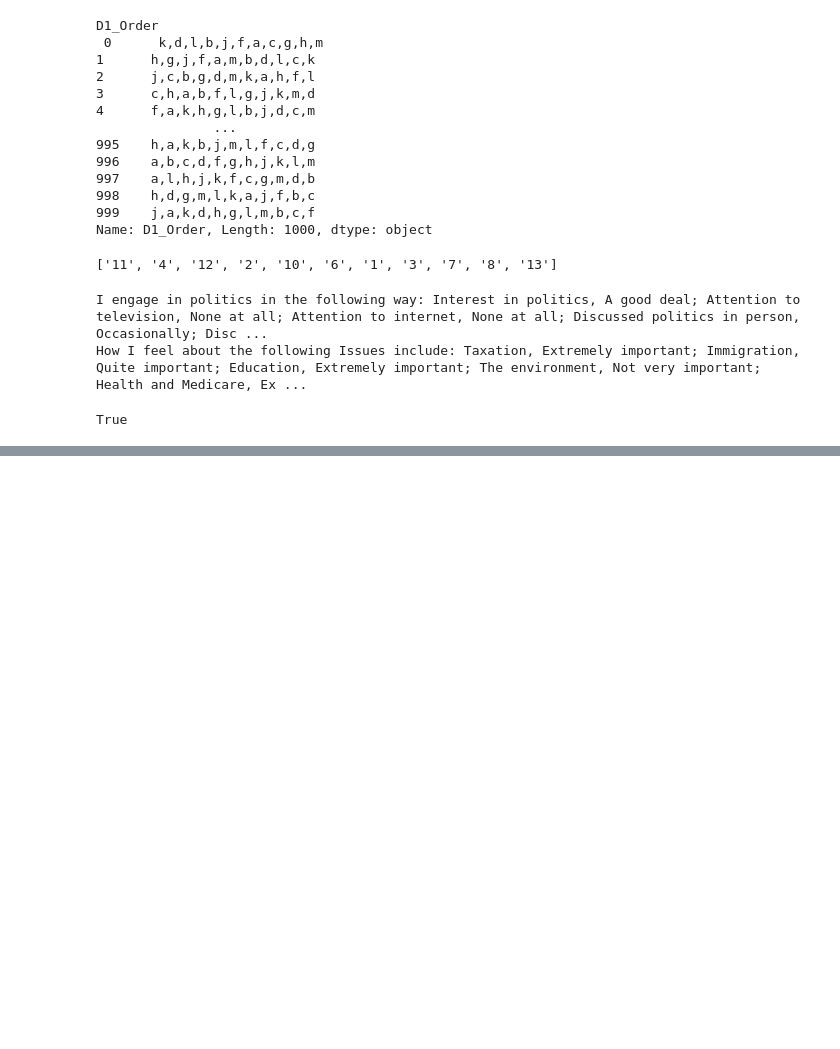
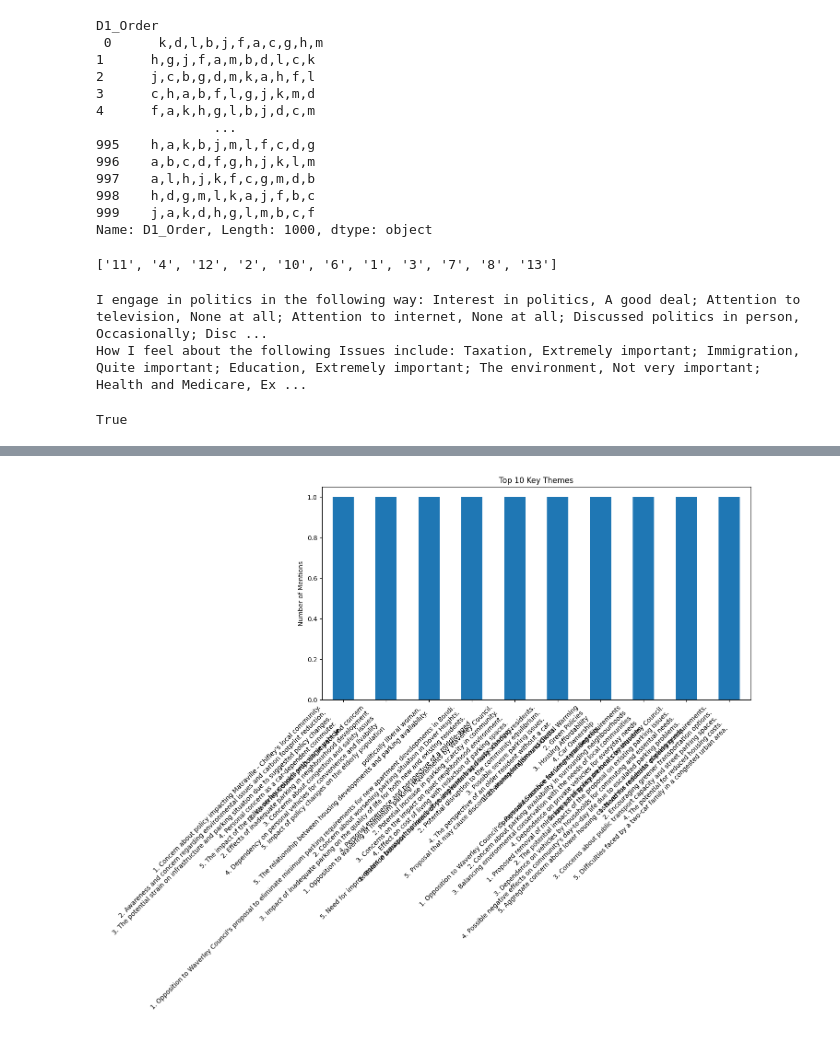
Before and after one commit to blair-vox/voxpop_personas, a Jupyter notebook: notebooks/ToyPersonaGenerator.ipynb, the cells around one changed output, grey strips where cells are left out. Drawn from its saved outputs; the diff is of its cells as text; code cells hidden in the pictures; blank space fills up the shorter version.

```diff
--- a/notebooks/ToyPersonaGenerator.ipynb
+++ b/notebooks/ToyPersonaGenerator.ipynb
@@ -2015,0 +2018,2 @@ responses = [generate_persona_response(persona, client) for persona in persona_o
+# %%
+summary_df = pd.read_json('../output/all_responses_20250516_113359.json')
@@ -2015,0 +2024,16 @@ responses = [generate_persona_response(persona, client) for persona in persona_o
+# %%
+#def create_theme_analysis(data: pd.DataFrame, output_dir: str, timestamp: str):
+"""
+Create theme analysis visualizations.
+
+Args:
+    data (pd.DataFrame): Response data
+    output_dir (str): Output directory
+    timestamp (str): Timestamp for file naming
+"""
+# Count theme occurrences
+all_themes = []
+for themes in summary_df['key_themes']:
+    # Split the string by commas and strip any extra whitespace
+    # theme_list = [theme.strip() for theme in themes.split('\n')]
+    all_themes.extend(themes)
@@ -2015,0 +2080,4 @@ responses = [generate_persona_response(persona, client) for persona in persona_o
+# %%
+theme_counts = pd.Series(all_themes).value_counts()
+
+theme_counts
@@ -2015,0 +2102,12 @@ responses = [generate_persona_response(persona, client) for persona in persona_o
+# %%
+# Plot top themes
+plt.figure(figsize=(12, 6))
+theme_counts.head(10).plot(kind='bar')
+plt.title('Top 10 Key Themes')
+plt.ylabel('Number of Mentions')
+plt.xticks(rotation=45, ha='right')
+plt.tight_layout()
+# plt.savefig(os.path.join(output_dir, f'top_themes_{timestamp}.png'))
+# plt.close()
+# %% [output]
+[figure, added]
```
Also changed, not shown: parts of 5 cells of this notebook, 24 other files.
